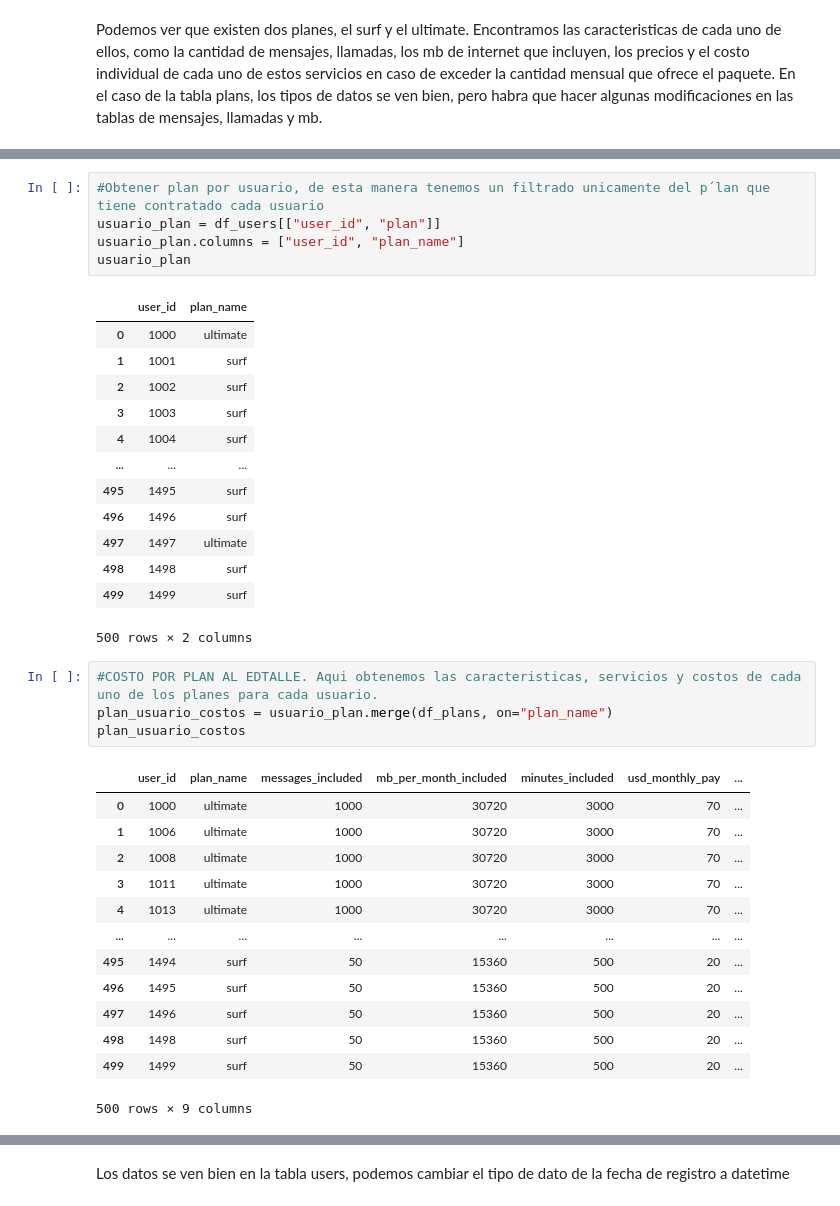
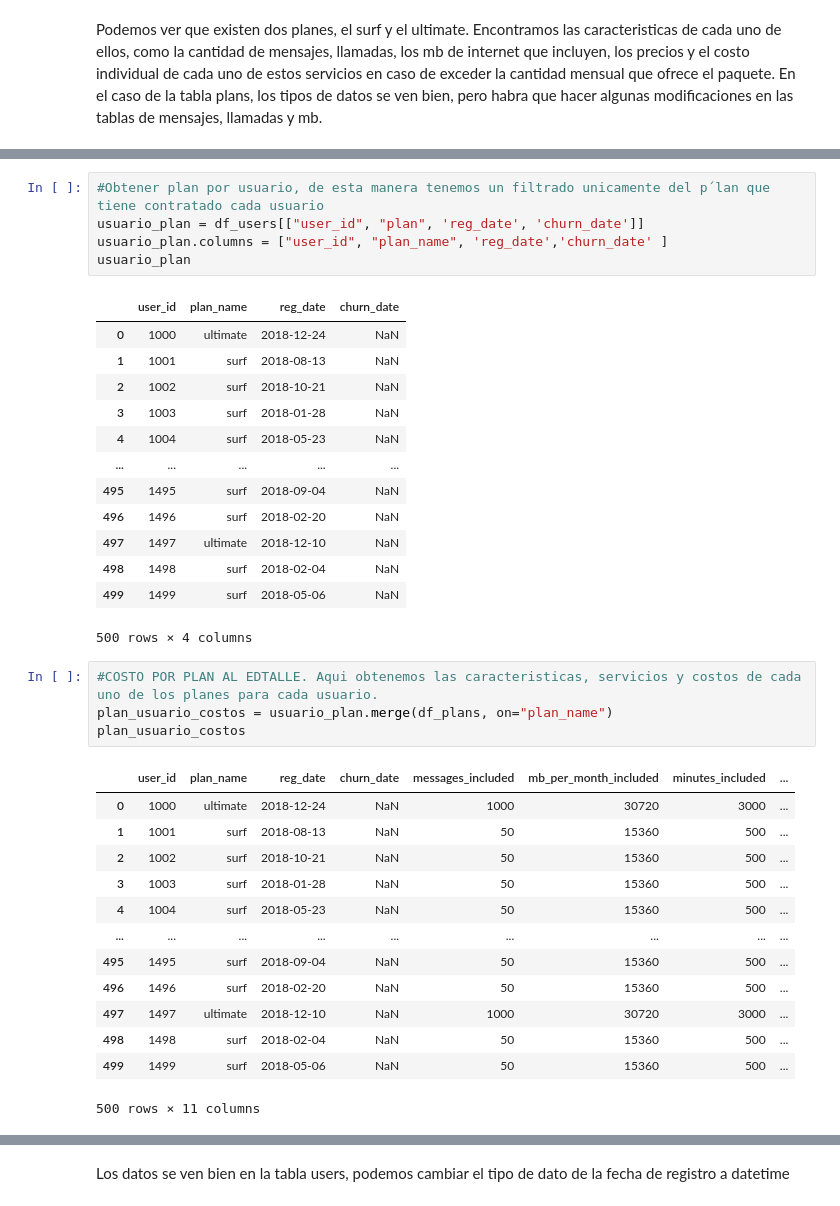
Before and after one commit to cristopherrexx-coder/Analisis-megaline, a Jupyter notebook: megaline_plans.ipynb, the cells around one changed output, grey strips where cells are left out. Saved outputs shown, nothing was run; the diff lists cells and outputs as text.

```diff
--- a/megaline_plans.ipynb
+++ b/megaline_plans.ipynb
@@ -162,40 +144,40 @@ print(df_users.sample(15))
 # %%
 #Obtener plan por usuario, de esta manera tenemos un filtrado unicamente del p´lan que tiene contratado cada usuario
-usuario_plan = df_users[["user_id", "plan"]]
-usuario_plan.columns = ["user_id", "plan_name"]
+usuario_plan = df_users[["user_id", "plan", 'reg_date', 'churn_date']]
+usuario_plan.columns = ["user_id", "plan_name", 'reg_date','churn_date' ]
 usuario_plan
 # %% [output]
-|  | user_id | plan_name |
-| 0 | 1000 | ultimate |
-| 1 | 1001 | surf |
-| 2 | 1002 | surf |
-| 3 | 1003 | surf |
-| 4 | 1004 | surf |
-| ... | ... | ... |
-| 495 | 1495 | surf |
-| 496 | 1496 | surf |
-| 497 | 1497 | ultimate |
-| 498 | 1498 | surf |
-| 499 | 1499 | surf |
+|  | user_id | plan_name | reg_date | churn_date |
+| 0 | 1000 | ultimate | 2018-12-24 | NaN |
+| 1 | 1001 | surf | 2018-08-13 | NaN |
+| 2 | 1002 | surf | 2018-10-21 | NaN |
+| 3 | 1003 | surf | 2018-01-28 | NaN |
+| 4 | 1004 | surf | 2018-05-23 | NaN |
+| ... | ... | ... | ... | ... |
+| 495 | 1495 | surf | 2018-09-04 | NaN |
+| 496 | 1496 | surf | 2018-02-20 | NaN |
+| 497 | 1497 | ultimate | 2018-12-10 | NaN |
+| 498 | 1498 | surf | 2018-02-04 | NaN |
+| 499 | 1499 | surf | 2018-05-06 | NaN |
-500 rows × 2 columns
+500 rows × 4 columns
 # %%
 #COSTO POR PLAN AL EDTALLE. Aqui obtenemos las caracteristicas, servicios y costos de cada uno de los planes para cada usuario.
 plan_usuario_costos = usuario_plan.merge(df_plans, on="plan_name")
 plan_usuario_costos
 # %% [output]
-|  | user_id | plan_name | messages_included | mb_per_month_included | minutes_included | usd_monthly_pay | ... |
-| 0 | 1000 | ultimate | 1000 | 30720 | 3000 | 70 | ... |
-| 1 | 1006 | ultimate | 1000 | 30720 | 3000 | 70 | ... |
-| 2 | 1008 | ultimate | 1000 | 30720 | 3000 | 70 | ... |
-| 3 | 1011 | ultimate | 1000 | 30720 | 3000 | 70 | ... |
-| 4 | 1013 | ultimate | 1000 | 30720 | 3000 | 70 | ... |
-| ... | ... | ... | ... | ... | ... | ... | ... |
-| 495 | 1494 | surf | 50 | 15360 | 500 | 20 | ... |
-| 496 | 1495 | surf | 50 | 15360 | 500 | 20 | ... |
-| 497 | 1496 | surf | 50 | 15360 | 500 | 20 | ... |
-| 498 | 1498 | surf | 50 | 15360 | 500 | 20 | ... |
-| 499 | 1499 | surf | 50 | 15360 | 500 | 20 | ... |
+|  | user_id | plan_name | reg_date | churn_date | messages_included | mb_per_month_included | minutes_included | ... |
+| 0 | 1000 | ultimate | 2018-12-24 | NaN | 1000 | 30720 | 3000 | ... |
+| 1 | 1001 | surf | 2018-08-13 | NaN | 50 | 15360 | 500 | ... |
+| 2 | 1002 | surf | 2018-10-21 | NaN | 50 | 15360 | 500 | ... |
+| 3 | 1003 | surf | 2018-01-28 | NaN | 50 | 15360 | 500 | ... |
+| 4 | 1004 | surf | 2018-05-23 | NaN | 50 | 15360 | 500 | ... |
+| ... | ... | ... | ... | ... | ... | ... | ... | ... |
+| 495 | 1495 | surf | 2018-09-04 | NaN | 50 | 15360 | 500 | ... |
+| 496 | 1496 | surf | 2018-02-20 | NaN | 50 | 15360 | 500 | ... |
+| 497 | 1497 | ultimate | 2018-12-10 | NaN | 1000 | 30720 | 3000 | ... |
+| 498 | 1498 | surf | 2018-02-04 | NaN | 50 | 15360 | 500 | ... |
+| 499 | 1499 | surf | 2018-05-06 | NaN | 50 | 15360 | 500 | ... |
-500 rows × 9 columns
+500 rows × 11 columns
 # %%
 #Aqui tenemos una simplificacion que incluye user_id, plan, y el costo de cada uno
 plan_usuario_costo_mensual = plan_usuario_costos[["user_id", "plan_name", "usd_monthly_pay"]]
```
Also changed, not shown: parts of 84 cells of this notebook.
